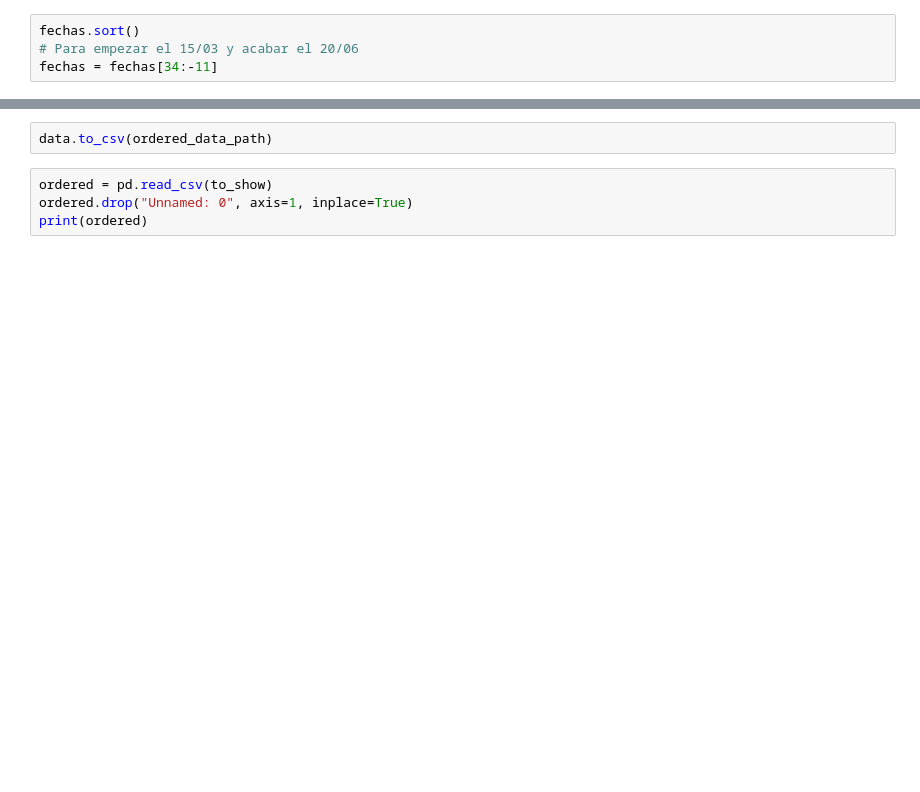
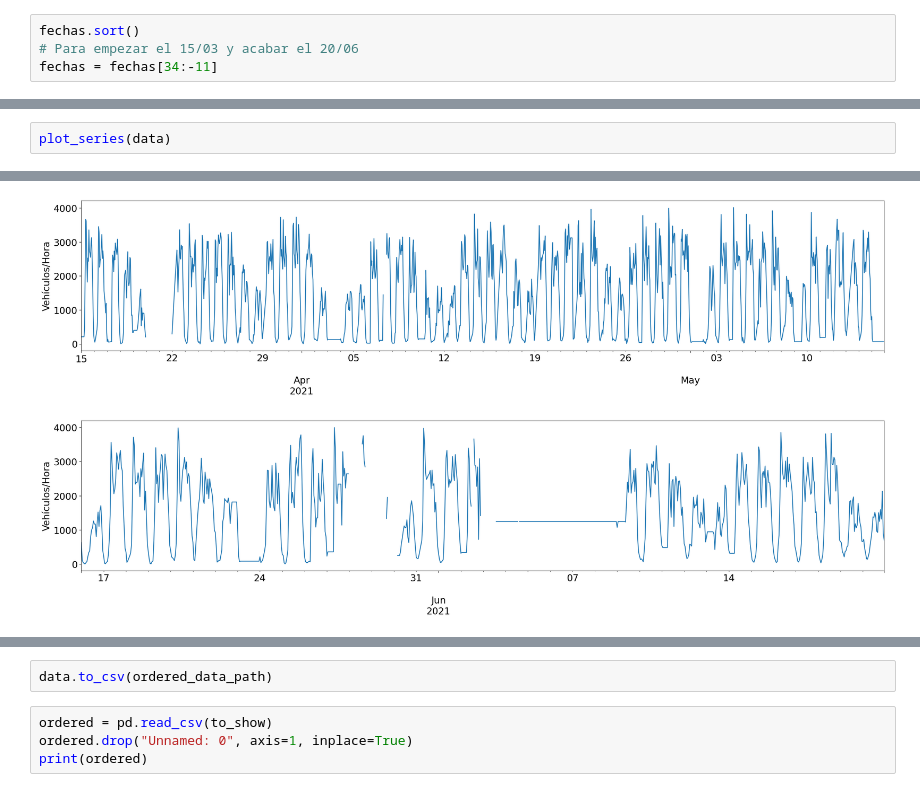
Before and after one commit to CristianViSa/TFM, a Jupyter notebook: tfm_limpieza_datos.ipynb, the cells around one changed output, grey strips where cells are left out. Cells and saved outputs as stored; diff of their text form; blank space fills up the shorter version.

```diff
--- a/tfm_limpieza_datos.ipynb
+++ b/tfm_limpieza_datos.ipynb
@@ -729,0 +193,3 @@ data
+# %%
+plot_series(data)
+# %% [output]
@@ -729,0 +210,2 @@ data
+[figure, added]
+[figure, added]
```
Also changed, not shown: parts of 68 cells of this notebook.
